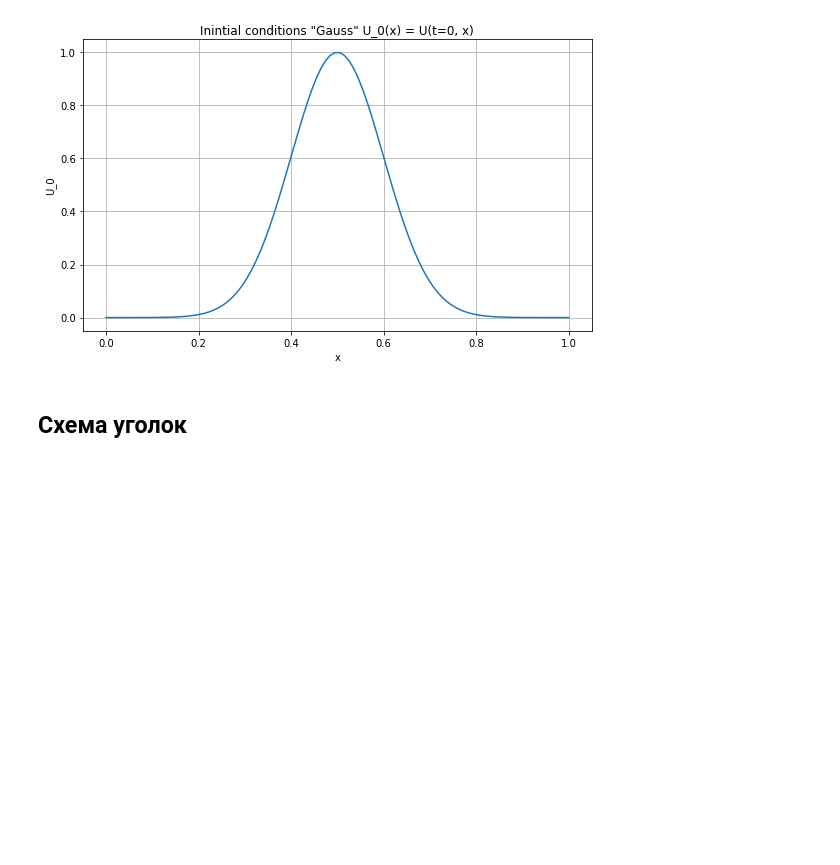
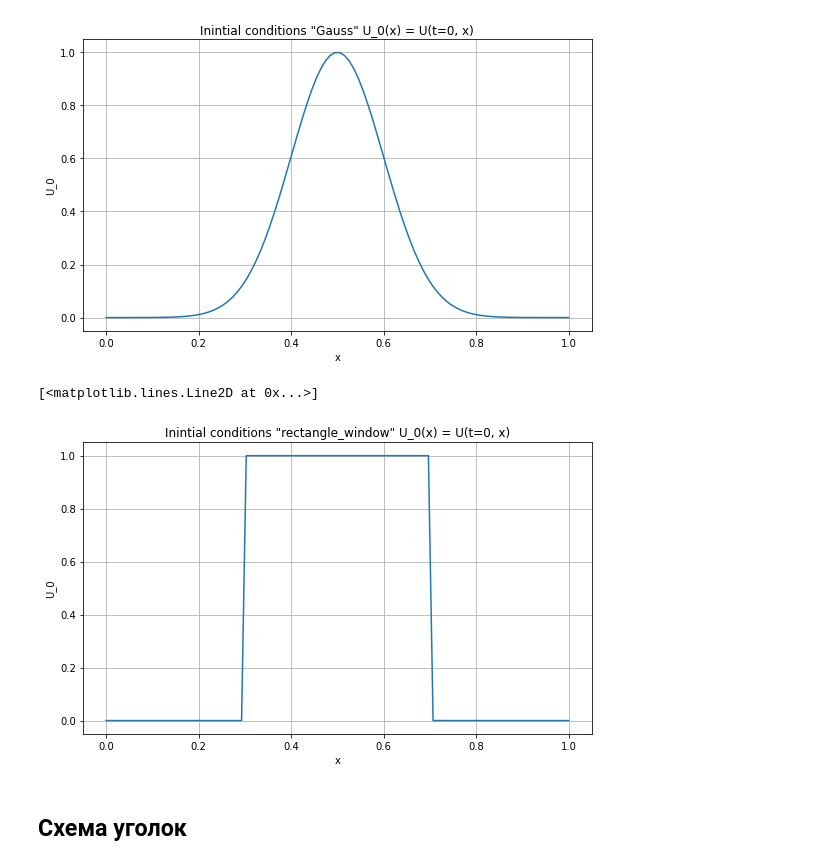
Before and after one commit to ivan-shargin/Math_labs, a Jupyter notebook: equation.ipynb, the cells around one changed output. Cells and saved outputs as stored; diff of their text form; code cells hidden in the pictures; blank space fills up the shorter version.

```diff
--- a/equation.ipynb
+++ b/equation.ipynb
@@ -30,3 +30,15 @@ plt.plot(x_band, Gauss(x_band))
+# %%
+x_band = np.linspace(0, 1, 100)
+plt.figure(figsize=[8, 5])
+plt.title('Inintial conditions "rectangle_window" U_0(x) = U(t=0, x)')
+plt.xlabel('x')
+plt.ylabel('U_0')
+plt.tight_layout()
+plt.grid()
+plt.plot(x_band, rectangle_window(x_band))
+# %% [output]
+[<matplotlib.lines.Line2D at 0x...>]
+[figure, added]
 # %% [markdown]
 ## Схема уголок
 # %%
```
Also changed, not shown: parts of 9 cells of this notebook, 1 other file.
